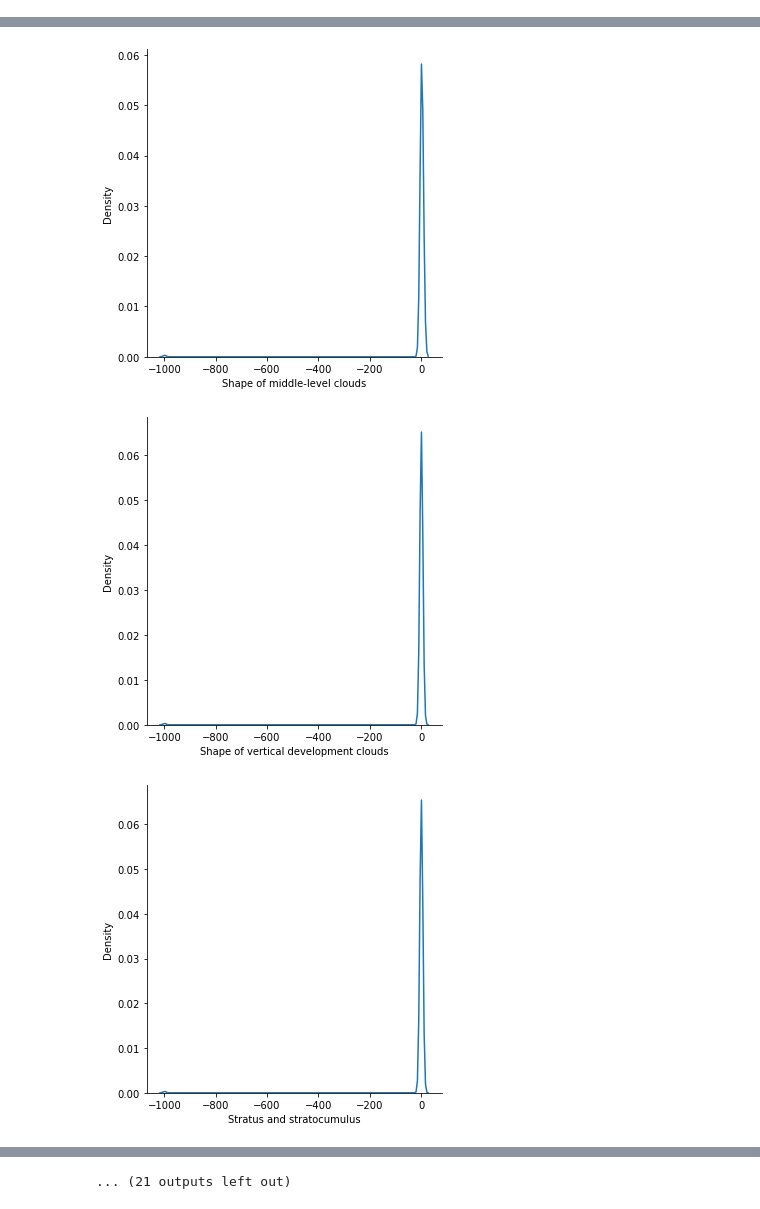
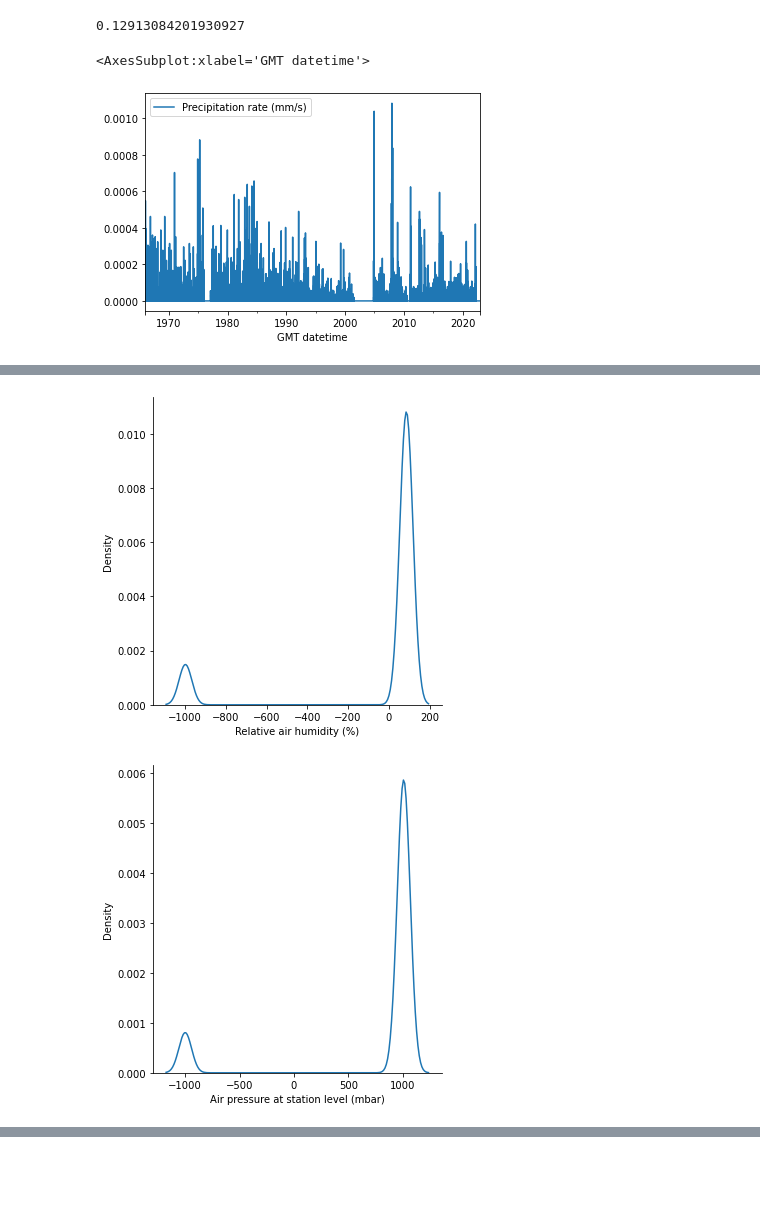
Before and after one commit to MrKozelberg/rihmi_wdc, a Jupyter notebook: parse_srok8c.ipynb, the cells around one changed output, grey strips where cells are left out. Drawn from its saved outputs; the diff is of its cells as text; code cells hidden in the pictures; blank space fills up the shorter version.

```diff
--- a/parse_srok8c.ipynb
+++ b/parse_srok8c.ipynb
@@ -436,3 +463,24 @@ def genCodes(start, end):
+# %%
+COLUMNS = [
+    'GMT datetime',
+    'Total cloudiness (points)',
+    'Wind speed (m/s)',
+    'Precipitation rate (mm/s)',
+    # 'Soil surface temperature (°C)',
+    'Dry-bulb thermometer air temperature (°C)',
+    # 'Water vapour partial pressure (mbar)',
+    'Relative air humidity (%)',
+    'Air pressure at station level (mbar)',
+]
+
+def frOfValidHours(stationSynopticIndex: int):
+    df = dfFromSrok8cDatFile(stationSynopticIndex)[COLUMNS]
+    len0 = len(df)
+    # Exclude measurements with missing values
+    for column in COLUMNS[1:]:
+        df = df[df[column]>-999]
+    len1 = len(df)
+    return len1/len0
 # %%
 files = !!(ls $DATA_PATH_SROK8C)
 indices = [int(file[:-4]) for file in files]
@@ -477,0 +490,2 @@ df[:10].transpose()
+# %%
+df = dfFromSrok8cDatFile(indices[0])
@@ -477,0 +512,3 @@ df[:10].transpose()
+# %%
+for col in COLUMNS[1:]:
+    print(col + " : ", len(df[df[col] > -999]) / len(df))
@@ -478,5 +522,22 @@ df[:10].transpose()
+# %%
+df_ = df.copy()
+for col in COLUMNS[1:]:
+    df_ = df_[df_[col] > -999]
+df_ = df_[COLUMNS]
+# %%
+len(df_) / len(df)
+# %% [output]
+0.12913084201930927
+# %%
+df.plot(
+    x='GMT datetime',
+    y='Precipitation rate (mm/s)'
+)
+# %% [output]
+<AxesSubplot:xlabel='GMT datetime'>
+[figure, added]
 # %%
 import seaborn as sns
-for col in df.columns[4:]:
+for col in COLUMNS[1:]:
     _ = sns.displot(df, x=col, kind="kde")
 # %% [output]
@@ -487,3 +548,2 @@ for col in df.columns[4:]:
-[figure, old version]
+[figure, new version]
-[figure, old version]
+[figure, new version]
-[figure, removed]
@@ -495 +549,0 @@ for col in df.columns[4:]:
-... (21 outputs left out)
```
Also changed, not shown: parts of 14 cells of this notebook, 1 other file.
